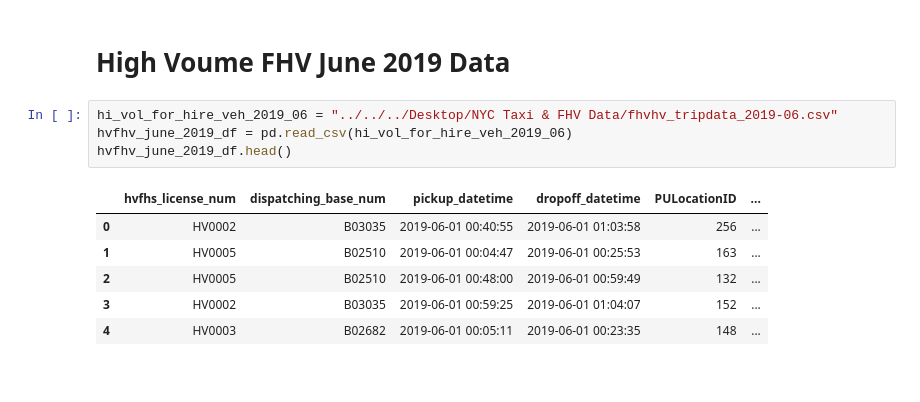
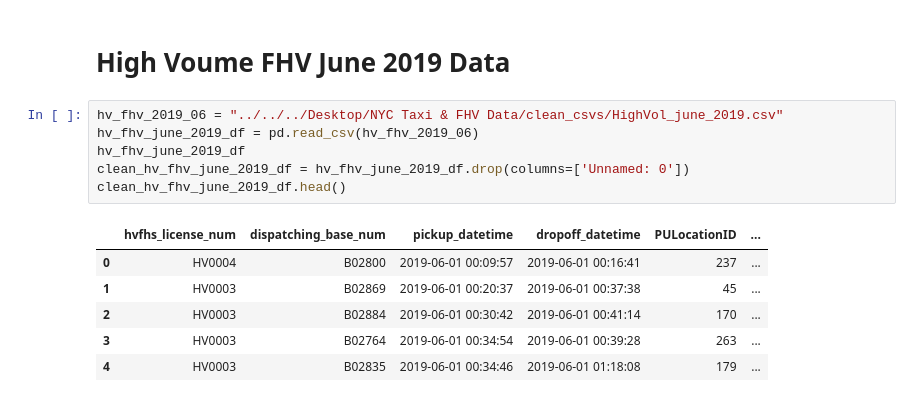
Before and after one commit to ILekawa9/Project-1, a Jupyter notebook: NYC_Taxi_Rideshare_Cleaning.ipynb, the cells around one changed output. Saved outputs shown, nothing was run; the diff lists cells and outputs as text.

```diff
--- a/NYC_Taxi_Rideshare_Cleaning.ipynb
+++ b/NYC_Taxi_Rideshare_Cleaning.ipynb
@@ -195,13 +120,15 @@ clean_fhv_dec_2019_df.head()
 # %% [markdown]
 # High Voume FHV June 2019 Data
 # %%
-hi_vol_for_hire_veh_2019_06 = "../../../Desktop/NYC Taxi & FHV Data/fhvhv_tripdata_2019-06.csv"
-hvfhv_june_2019_df = pd.read_csv(hi_vol_for_hire_veh_2019_06)
-hvfhv_june_2019_df.head()
+hv_fhv_2019_06 = "../../../Desktop/NYC Taxi & FHV Data/clean_csvs/HighVol_june_2019.csv"
+hv_fhv_june_2019_df = pd.read_csv(hv_fhv_2019_06)
+hv_fhv_june_2019_df
+clean_hv_fhv_june_2019_df = hv_fhv_june_2019_df.drop(columns=['Unnamed: 0'])
+clean_hv_fhv_june_2019_df.head()
 # %% [output]
 |  | hvfhs_license_num | dispatching_base_num | pickup_datetime | dropoff_datetime | PULocationID | ... |
-| 0 | HV0002 | B03035 | 2019-06-01 00:40:55 | 2019-06-01 01:03:58 | 256 | ... |
-| 1 | HV0005 | B02510 | 2019-06-01 00:04:47 | 2019-06-01 00:25:53 | 163 | ... |
-| 2 | HV0005 | B02510 | 2019-06-01 00:48:00 | 2019-06-01 00:59:49 | 132 | ... |
-| 3 | HV0002 | B03035 | 2019-06-01 00:59:25 | 2019-06-01 01:04:07 | 152 | ... |
-| 4 | HV0003 | B02682 | 2019-06-01 00:05:11 | 2019-06-01 00:23:35 | 148 | ... |
+| 0 | HV0004 | B02800 | 2019-06-01 00:09:57 | 2019-06-01 00:16:41 | 237 | ... |
+| 1 | HV0003 | B02869 | 2019-06-01 00:20:37 | 2019-06-01 00:37:38 | 45 | ... |
+| 2 | HV0003 | B02884 | 2019-06-01 00:30:42 | 2019-06-01 00:41:14 | 170 | ... |
+| 3 | HV0003 | B02764 | 2019-06-01 00:34:54 | 2019-06-01 00:39:28 | 263 | ... |
+| 4 | HV0003 | B02835 | 2019-06-01 00:34:46 | 2019-06-01 01:18:08 | 179 | ... |
```
Also changed, not shown: parts of 34 cells of this notebook.
